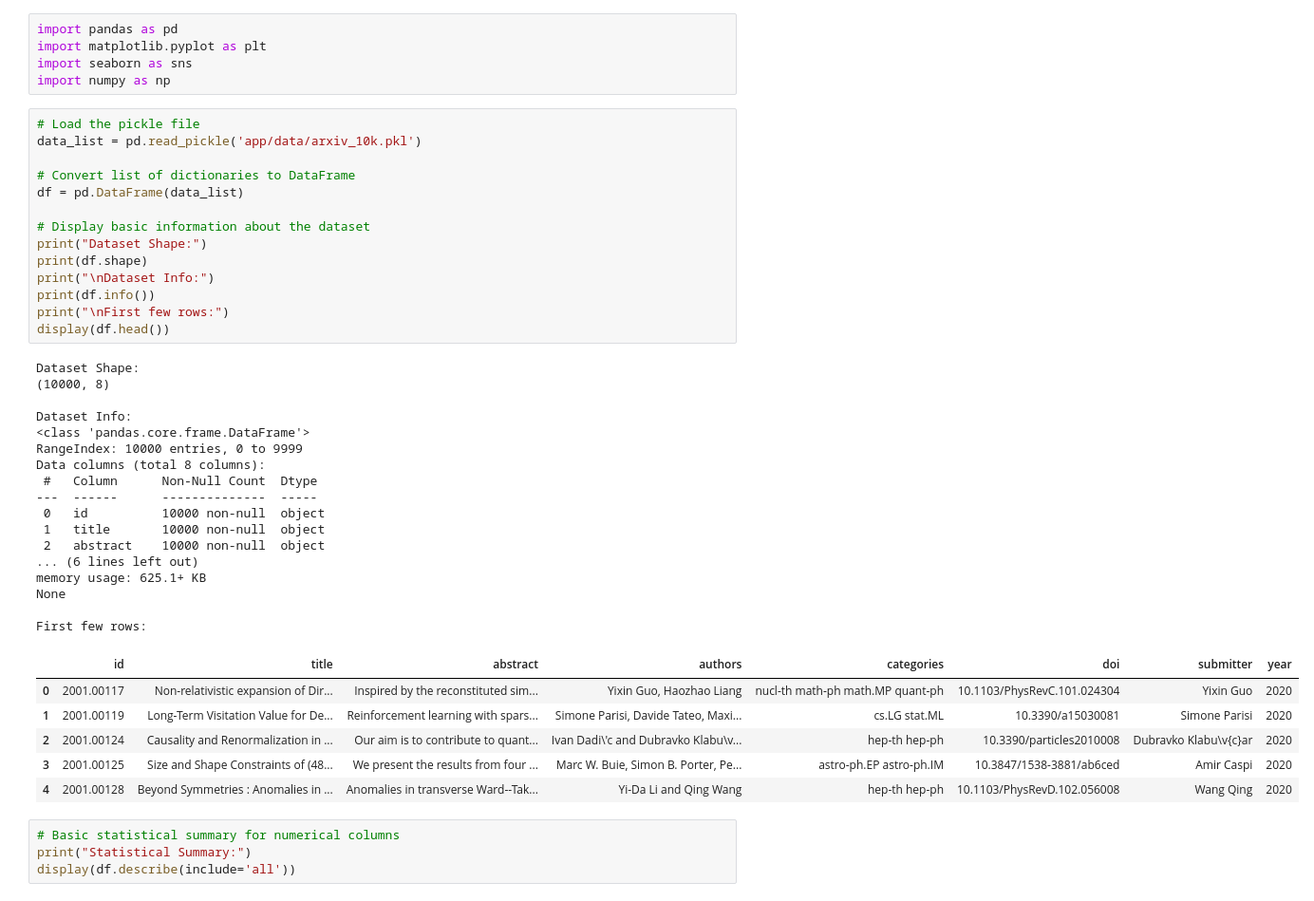
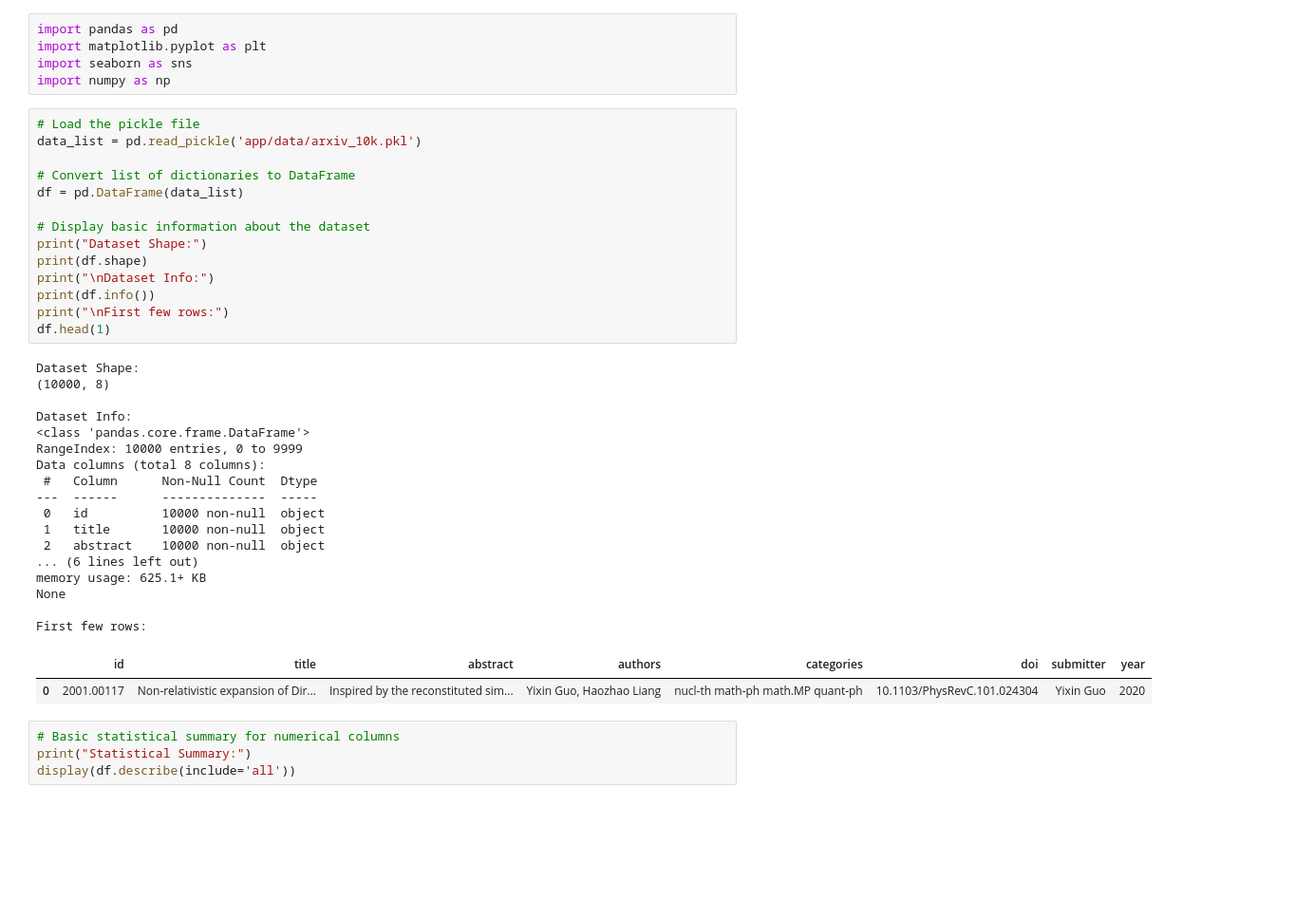
Before and after one commit to TakutBangetIch-IchhAkuMauAmbiLInformasi/TakutBangetIch-BE, a Jupyter notebook: explore_data.ipynb, the cells around one changed output. Shown: that part at 95% size. Drawn from its saved outputs; the diff is of its cells as text; blank space fills up the shorter version.

```diff
--- a/explore_data.ipynb
+++ b/explore_data.ipynb
@@ -9,38 +9,34 @@ data_list = pd.read_pickle('app/data/arxiv_10k.pkl')
 
 # Convert list of dictionaries to DataFrame
 df = pd.DataFrame(data_list)
 
 # Display basic information about the dataset
 print("Dataset Shape:")
 print(df.shape)
 print("\nDataset Info:")
 print(df.info())
 print("\nFirst few rows:")
-display(df.head())
+df.head(1)
 # %% [output]
 Dataset Shape:
 (10000, 8)
 
 Dataset Info:
 <class 'pandas.core.frame.DataFrame'>
 RangeIndex: 10000 entries, 0 to 9999
 Data columns (total 8 columns):
  #   Column      Non-Null Count  Dtype
 ---  ------      --------------  -----
  0   id          10000 non-null  object
  1   title       10000 non-null  object
  2   abstract    10000 non-null  object
 ... (6 lines left out)
 memory usage: 625.1+ KB
 None
 
 First few rows:
 |  | id | title | abstract | authors | categories | doi | submitter | year |
 | 0 | 2001.00117 | Non-relativistic expansion of Dir... | Inspired by the reconstituted sim... | Yixin Guo, Haozhao Liang | nucl-th math-ph math.MP quant-ph | 10.1103/PhysRevC.101.024304 | Yixin Guo | 2020 |
-| 1 | 2001.00119 | Long-Term Visitation Value for De... | Reinforcement learning with spars... | Simone Parisi, Davide Tateo, Maxi... | cs.LG stat.ML | 10.3390/a15030081 | Simone Parisi | 2020 |
-| 2 | 2001.00124 | Causality and Renormalization in ... | Our aim is to contribute to quant... | Ivan Dadi\'c and Dubravko Klabu\v... | hep-th hep-ph | 10.3390/particles2010008 | Dubravko Klabu\v{c}ar | 2020 |
-| 3 | 2001.00125 | Size and Shape Constraints of (48... | We present the results from four ... | Marc W. Buie, Simon B. Porter, Pe... | astro-ph.EP astro-ph.IM | 10.3847/1538-3881/ab6ced | Amir Caspi | 2020 |
-| 4 | 2001.00128 | Beyond Symmetries : Anomalies in ... | Anomalies in transverse Ward--Tak... | Yi-Da Li and Qing Wang | hep-th hep-ph | 10.1103/PhysRevD.102.056008 | Wang Qing | 2020 |
 # %%
 # Basic statistical summary for numerical columns
 print("Statistical Summary:")
```
Also changed, not shown: 1 other file.
